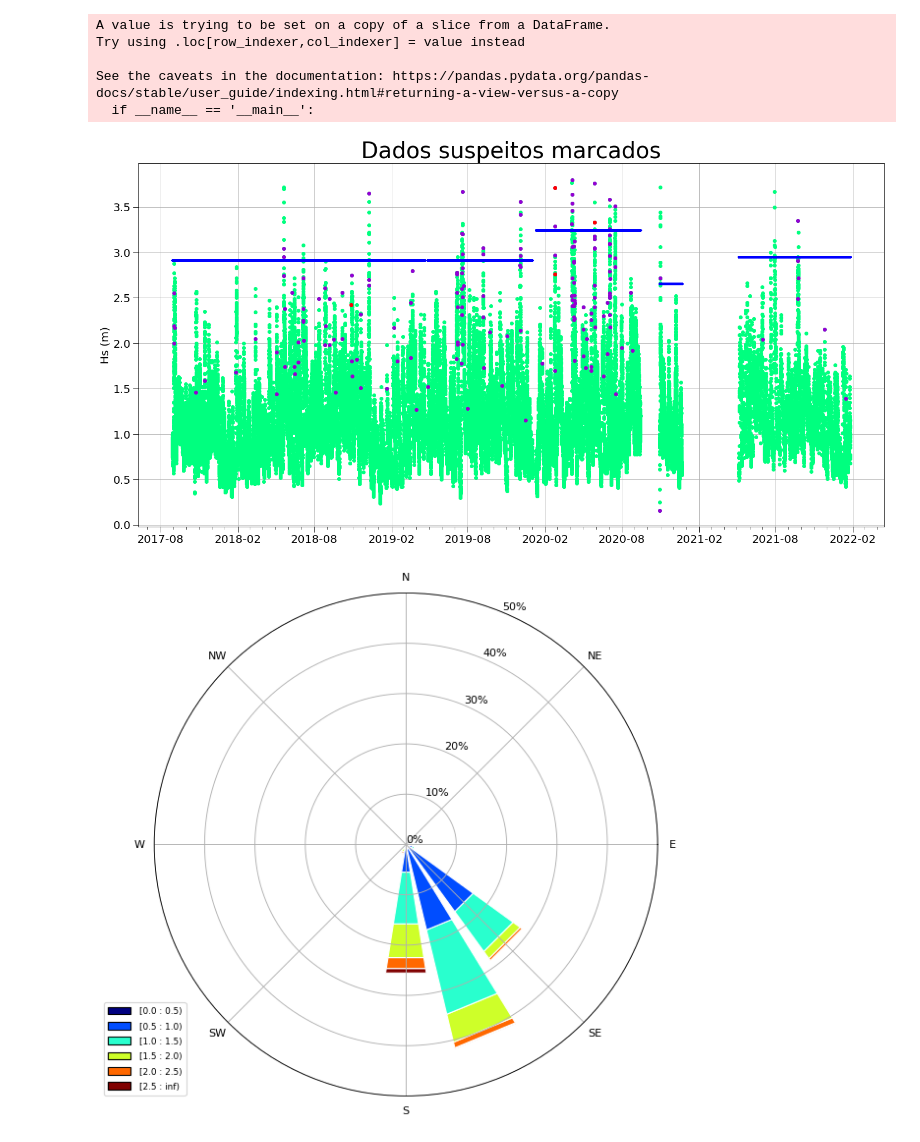
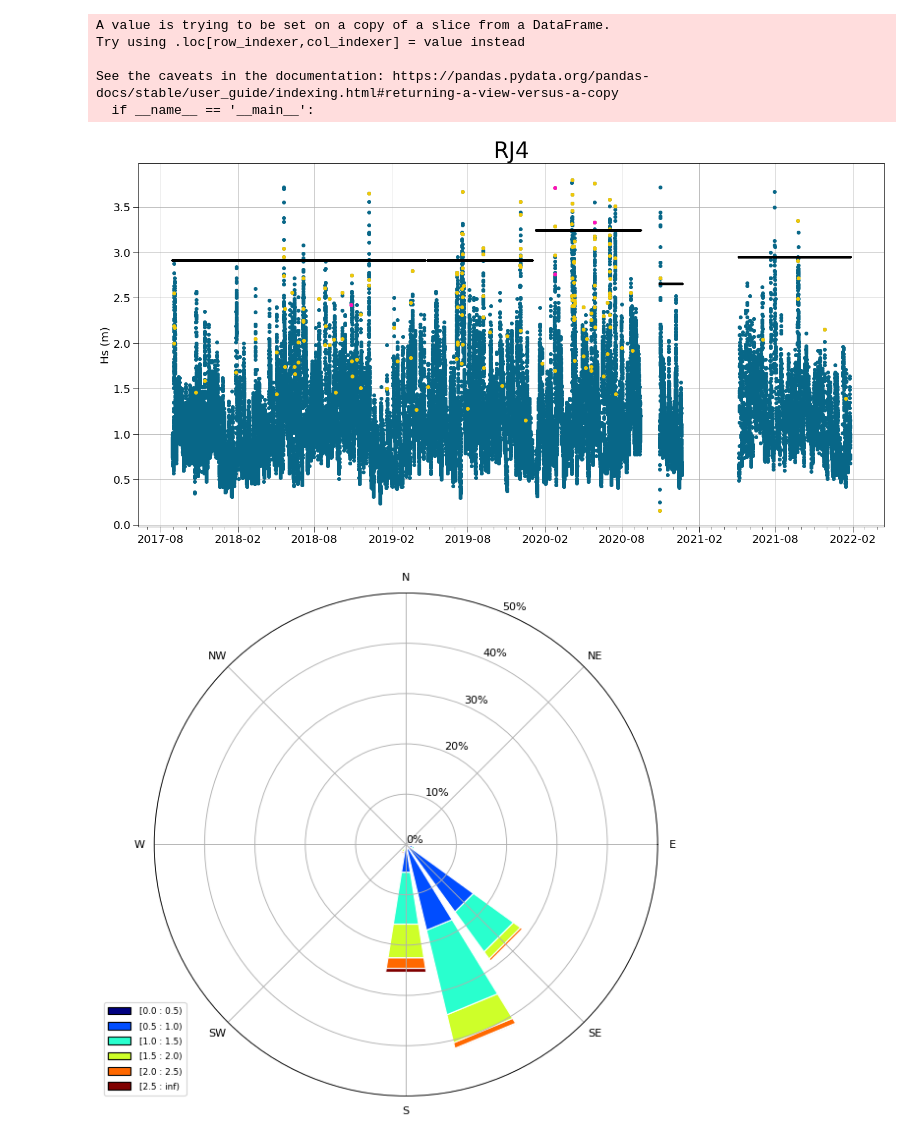
Before and after one commit to BrenoSCabral/ES3, a Jupyter notebook: RJ4.ipynb, the cells around one changed output. Cells and saved outputs as stored; diff of their text form; code cells hidden in the pictures.

```diff
--- a/RJ4.ipynb
+++ b/RJ4.ipynb
@@ -84,17 +195,3 @@ Foram encontradas 3 falhas na serie temporal.
-# %%
-def recorta_serie_temporal(datas, dataframe):
-    dfs = [] # lista pra appendar todos os dataframes
-    for i in range(len(datas)):
-        if i == 0:
-            serie = dataframe[:datas[0][0]]
-        elif i == len(datas)-1:
-            serie_extra = dataframe[datas[i-1][1]:datas[i][0]]
-            serie = dataframe[datas[i][1]:]
-            dfs.append(serie_extra)
-        else:
-            serie = dataframe[datas[i-1][1]:datas[i][0]]
-        dfs.append(serie)
-    return(dfs)
 # %%
 serie1, serie2, serie3, serie4 = recorta_serie_temporal(teste_serie_temporal(dado), dado)
 # %% [output]
@@ -169,15 +266,17 @@ import matplotlib.dates as mdates
 fig = plt.figure(figsize=(24,12))
 
 ax = fig.add_subplot(111)
-ax.plot(dado['Hsig'][:], marker = 'o', color = 'springgreen', linestyle = 'none')
-ax.plot(dado['jump_flag'][:], marker = 'o', color = 'darkviolet', linestyle = 'none')
-ax.plot(dado['jump_crisis'][:], marker = 'o', color = 'red', linestyle = 'none')
 
 
-ax.plot(serie1['EE'][:], marker = '.', color = 'blue', linestyle = 'none')
-ax.plot(serie2['EE'][:], marker = '.', color = 'blue', linestyle = 'none')
-ax.plot(serie3['EE'][:], marker = '.', color = 'blue', linestyle = 'none')
-ax.plot(serie4['EE'][:], marker = '.', color = 'blue', linestyle = 'none')
+ax.plot(dado['Hsig'][:], marker = 'o', color = '#086788', linestyle = 'none')
+ax.plot(dado['jump_flag'][:], marker = 'o', color = '#F0C808', linestyle = 'none')
+ax.plot(dado['jump_crisis'][:], marker = 'o', color = '#FC0FC0', linestyle = 'none')
+
+
+ax.plot(serie1['EE'][:], marker = '.', color = 'black', linestyle = 'none')
+ax.plot(serie2['EE'][:], marker = '.', color = 'black', linestyle = 'none')
+ax.plot(serie3['EE'][:], marker = '.', color = 'black', linestyle = 'none')
+ax.plot(serie4['EE'][:], marker = '.', color = 'black', linestyle = 'none')
 #ax.plot(dado['jump_flag'][:], marker = 'o', color = 'yellow', linestyle = 'none')
 #ax.plot(dado['jump_crisis'][:], marker = 'o', color = 'red', linestyle = 'none')
 
@@ -185,34 +284,34 @@ ax.plot(serie4['EE'][:], marker = '.', color = 'blue', linestyle = 'none')
 
 ax.grid()
 ax.set_ylabel('Hs (m)', fontsize = 20)
 
 ################################# data #######################
 
 # Major ticks every 6 months.
 fmt_half_year = mdates.MonthLocator(interval=6)
 ax.xaxis.set_major_locator(fmt_half_year)
 
 # Minor ticks every month.
 fmt_month = mdates.MonthLocator()
 ax.xaxis.set_minor_locator(fmt_month)
 
 # Text in the x axis will be displayed in 'YYYY-mm' format.
 ax.xaxis.set_major_formatter(mdates.DateFormatter('%Y-%m'))
 
 
 ax.tick_params(axis='both', which='major', labelsize=20, size=10)
 ax.tick_params(axis='both', which='minor', size=5)
 
 # ax.set_xlim(datetime(2016,5,1), datetime(2021,10,1))
 
 
 
 ###########################################################################
 
-plt.title('Dados suspeitos marcados', fontsize = 40)
+plt.title('RJ4', fontsize = 40)
 
 plt.savefig(os.getcwd() +'/fig/RJ4_series_separadas')
 # %% [output]
-[figure, old version]
+[figure, new version]
 # %%
 from windrose import WindroseAxes
```
Also changed, not shown: parts of 23 cells of this notebook, 3 other files.
